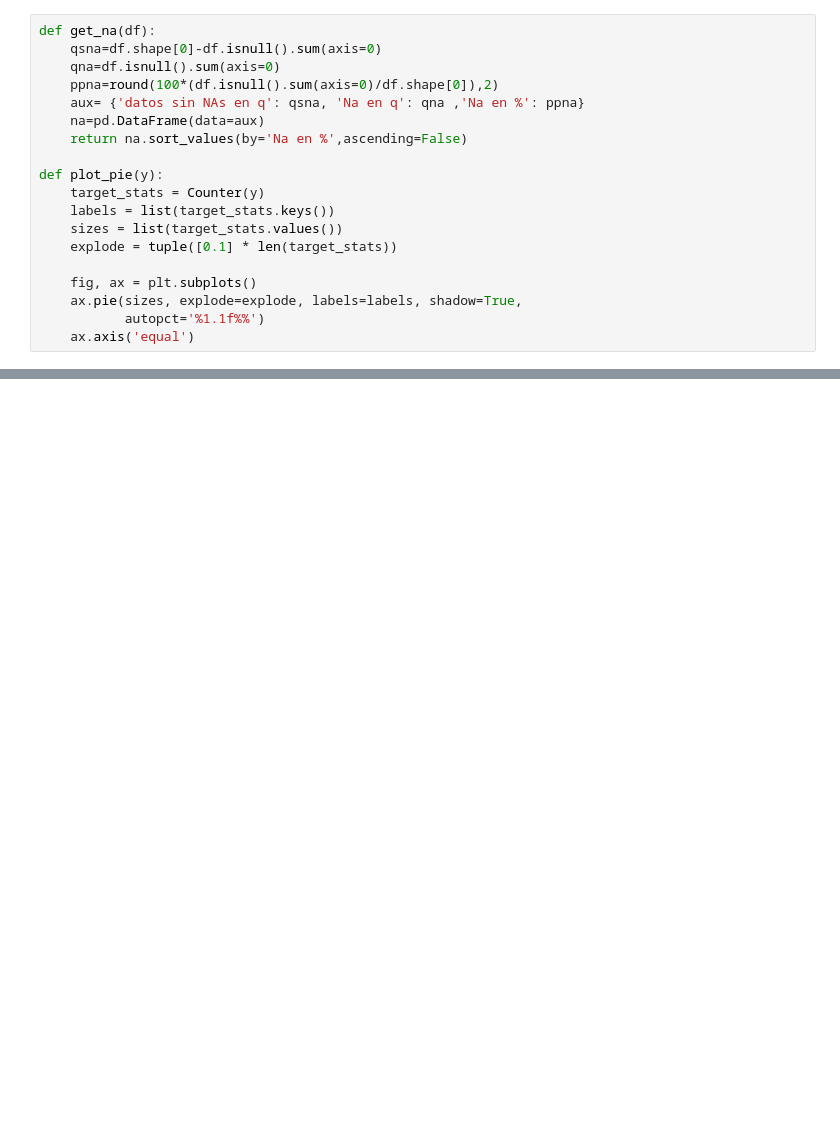
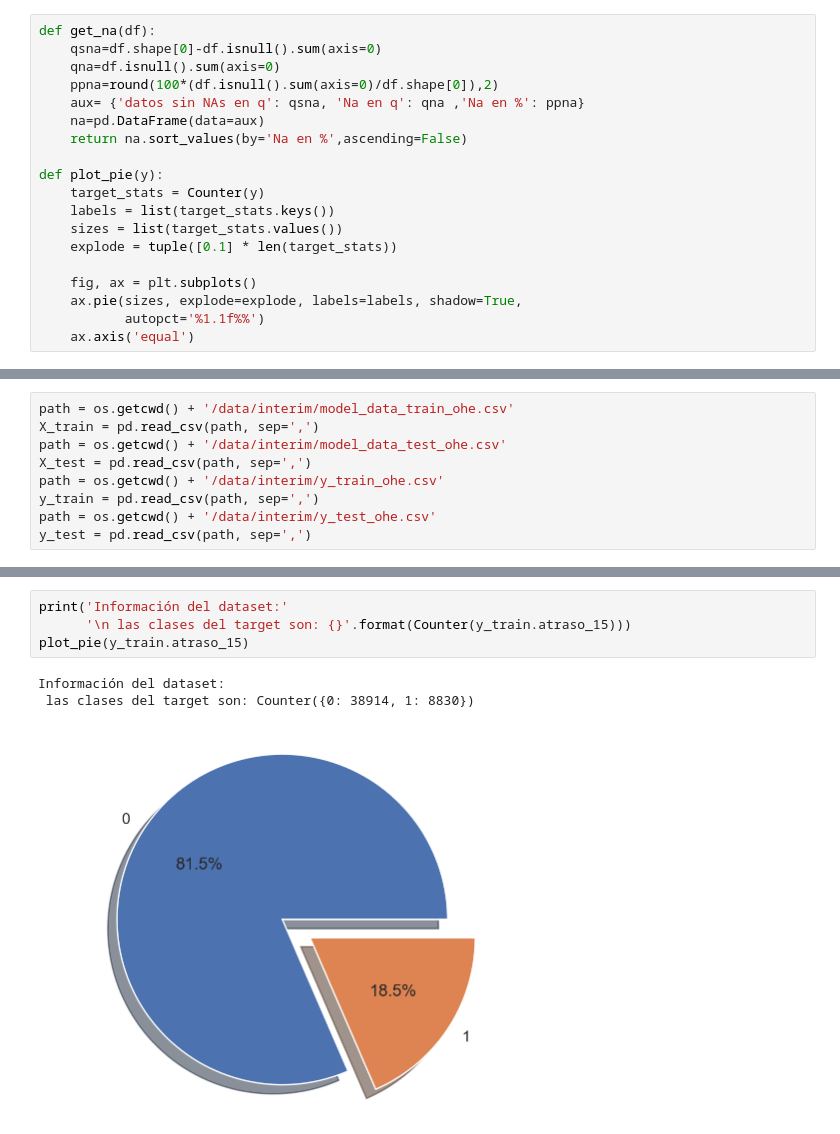
Before and after one commit to iair/flight_delays_challenge, a Jupyter notebook: notebooks/training_dummies.ipynb, the cells around one changed output, grey strips where cells are left out. Cells and saved outputs as stored; diff of their text form; blank space fills up the shorter version.

```diff
--- a/notebooks/training_dummies.ipynb
+++ b/notebooks/training_dummies.ipynb
@@ -373,0 +67,9 @@ weighted avg       0.80      0.81      0.73     20462
+# %%
+path = os.getcwd() + '/data/interim/model_data_train_ohe.csv'
+X_train = pd.read_csv(path, sep=',')
+path = os.getcwd() + '/data/interim/model_data_test_ohe.csv'
+X_test = pd.read_csv(path, sep=',')
+path = os.getcwd() + '/data/interim/y_train_ohe.csv'
+y_train = pd.read_csv(path, sep=',')
+path = os.getcwd() + '/data/interim/y_test_ohe.csv'
+y_test = pd.read_csv(path, sep=',')
@@ -373,0 +88,8 @@ weighted avg       0.80      0.81      0.73     20462
+# %%
+print('Información del dataset:'
+      '\n las clases del target son: {}'.format(Counter(y_train.atraso_15)))
+plot_pie(y_train.atraso_15)
+# %% [output]
+Información del dataset:
+ las clases del target son: Counter({0: 38914, 1: 8830})
+[figure, added]
```
Also changed, not shown: parts of 35 cells of this notebook, 17 other files.
